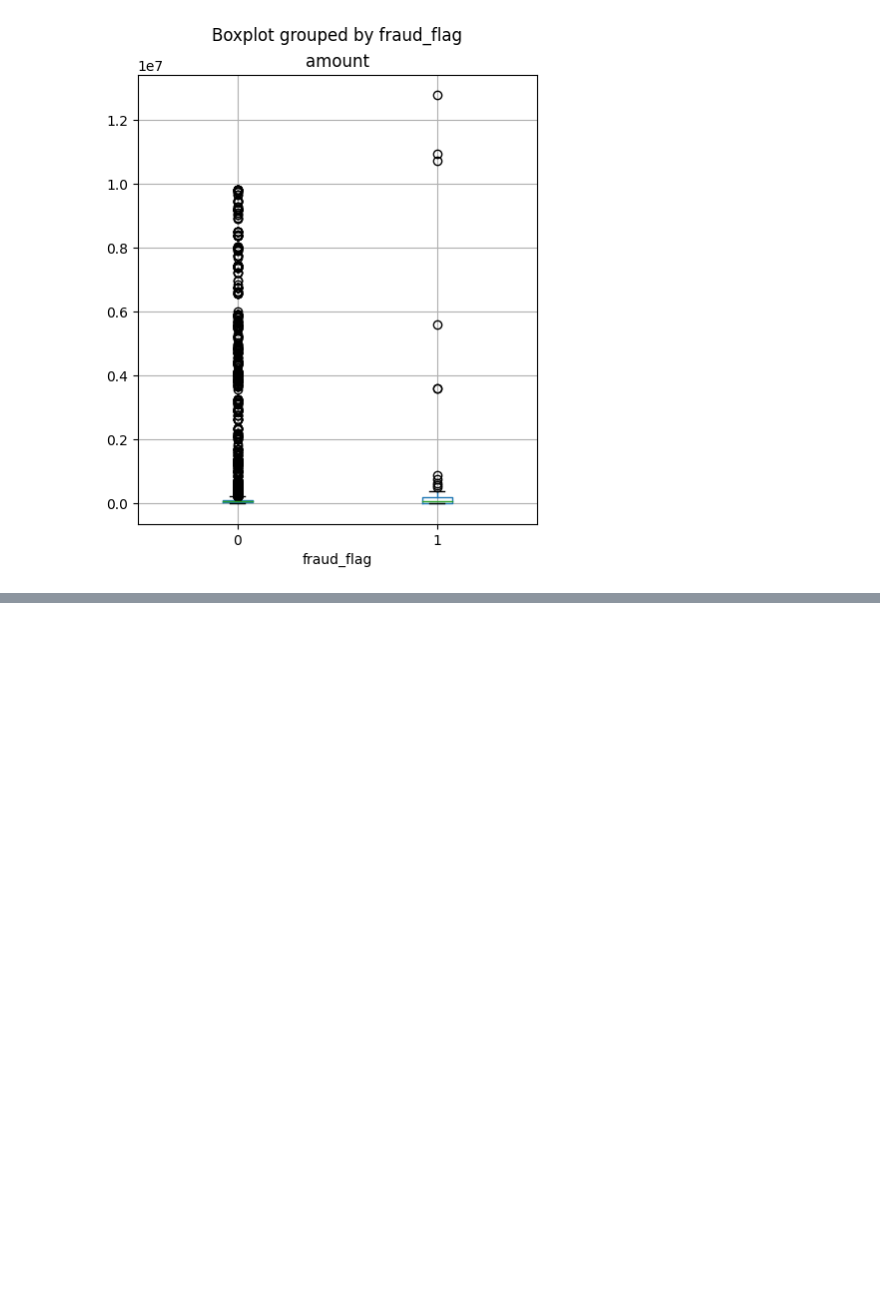
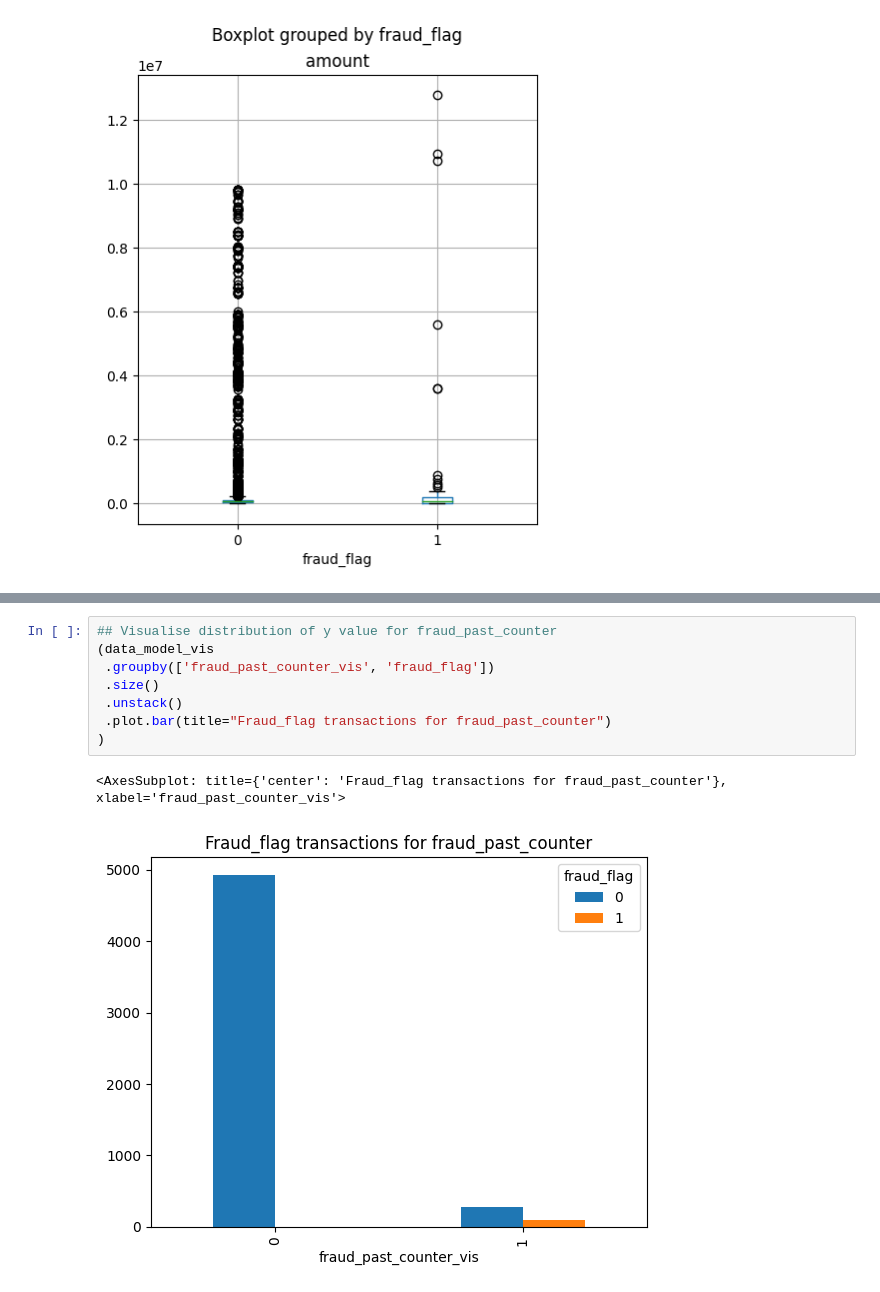
Before and after one commit to bhavesh-chainani/fraud_detection, a Jupyter notebook: bhavesh_silent_eight.ipynb, the cells around one changed output, grey strips where cells are left out. Saved outputs shown, nothing was run; the diff lists cells and outputs as text; blank space fills up the shorter version.

```diff
--- a/bhavesh_silent_eight.ipynb
+++ b/bhavesh_silent_eight.ipynb
@@ -742,0 +773,11 @@ data.boxplot(column='amount', by='fraud_flag', figsize=(5,6))
+# %%
+## Visualise distribution of y value for fraud_past_counter
+(data_model_vis
+ .groupby(['fraud_past_counter_vis', 'fraud_flag'])
+ .size()
+ .unstack()
+ .plot.bar(title="Fraud_flag transactions for fraud_past_counter")
+)
+# %% [output]
+<AxesSubplot: title={'center': 'Fraud_flag transactions for fraud_past_counter'}, xlabel='fraud_past_counter_vis'>
+[figure, added]
```
Also changed, not shown: parts of 13 cells of this notebook.
